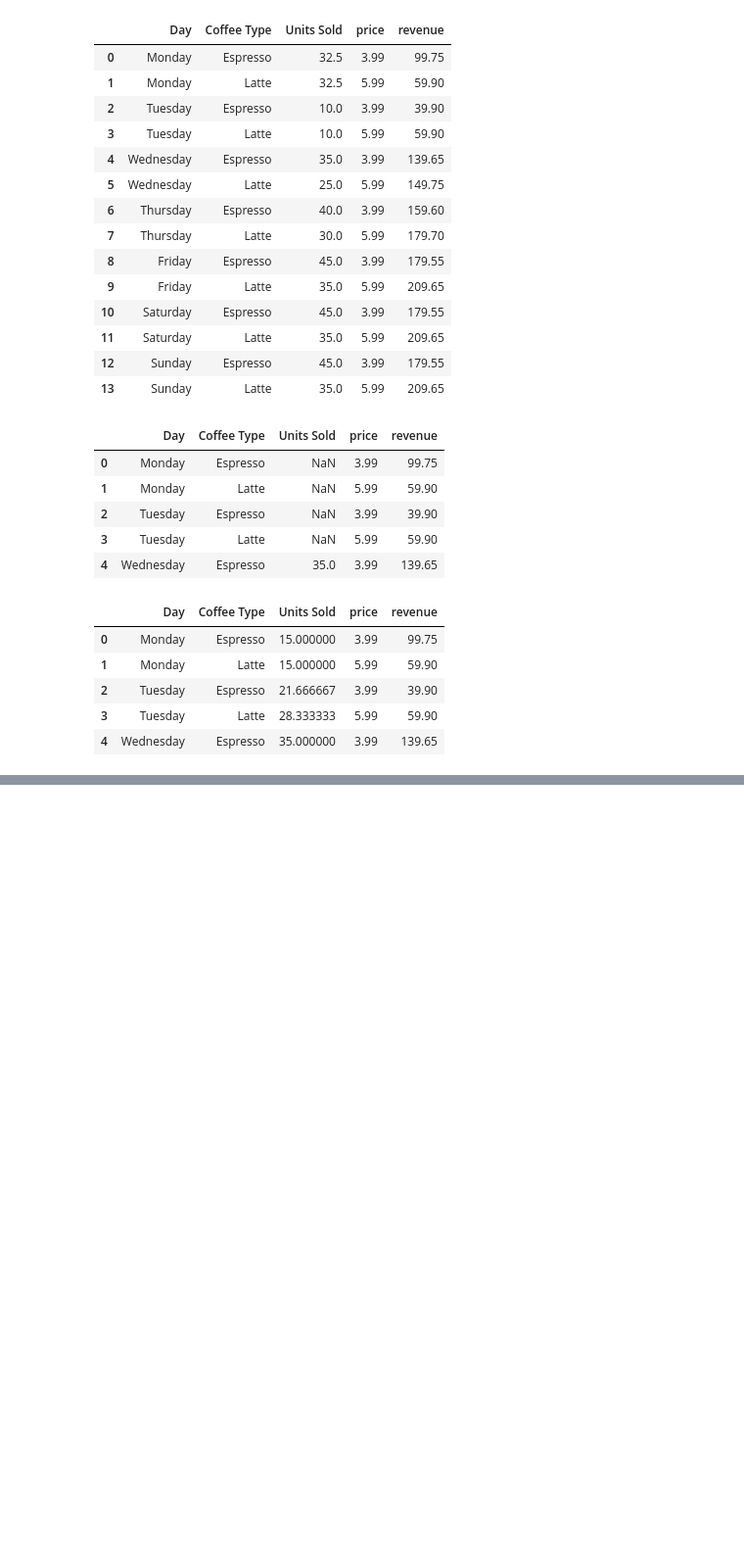
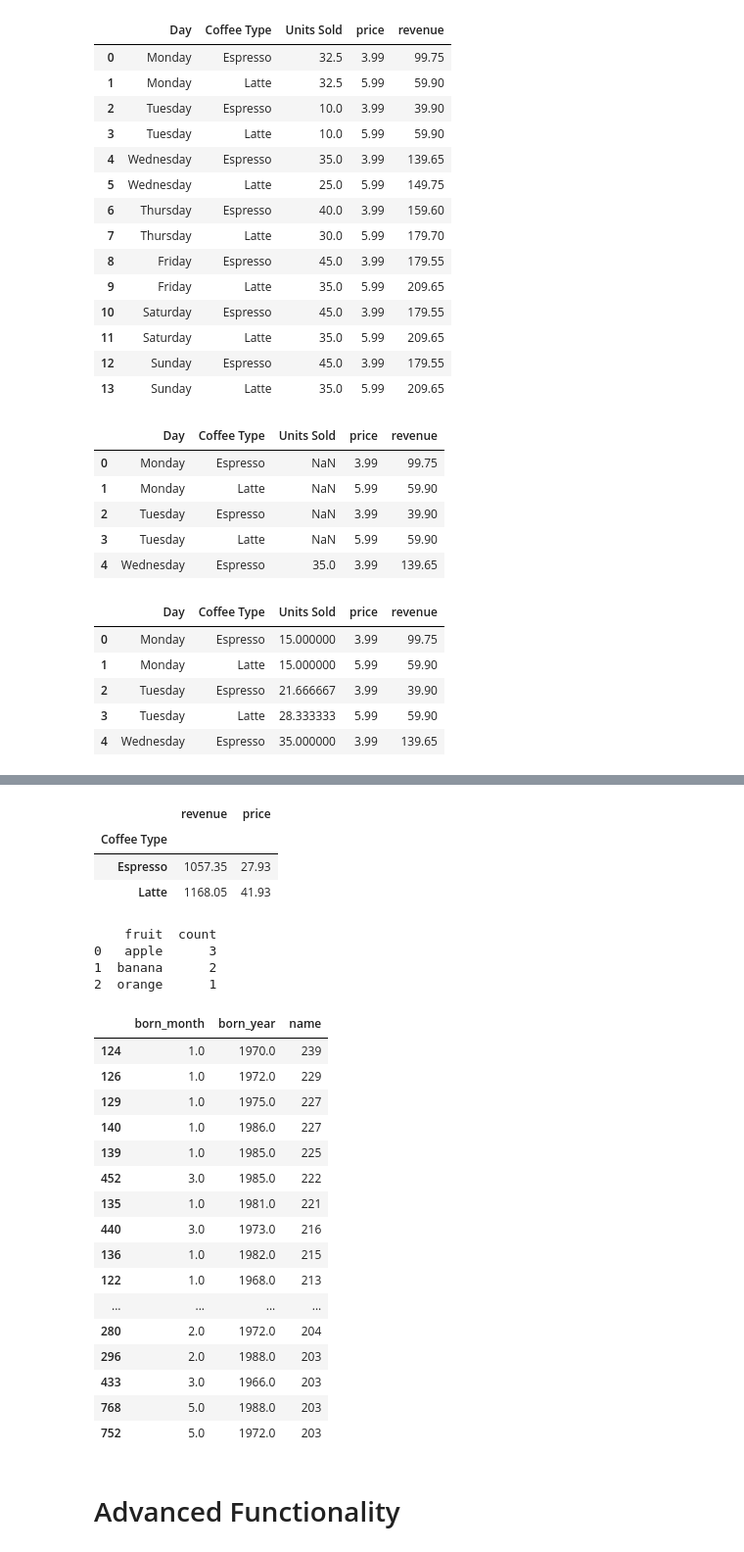
Before and after one commit to ChenniDJack/IntellipaatWorkSpace, a Jupyter notebook: LiveClass/Pandas_2025_04_12/PandasHandsOnYoutube.ipynb, the cells around one changed output, grey strips where cells are left out. Shown at 98% size. Cells and saved outputs as stored; diff of their text form; code cells hidden in the pictures; blank space fills up the shorter version.

```diff
--- a/LiveClass/Pandas_2025_04_12/PandasHandsOnYoutube.ipynb
+++ b/LiveClass/Pandas_2025_04_12/PandasHandsOnYoutube.ipynb
@@ -1215,0 +1215,46 @@ bios.groupby(bios['born_date'].dt.year).count()
+# %%
+coffee.head()
+coffee.groupby(coffee["Coffee Type"]).agg({"revenue": "sum", "price": "sum"})
+# %% [output]
+|  | revenue | price |
+| Coffee Type |  |  |
+| Espresso | 1057.35 | 27.93 |
+| Latte | 1168.05 | 41.93 |
+# %%
+data = {'fruit': ['apple', 'banana', 'apple', 'orange', 'banana', 'apple']}
+df = pd.DataFrame(data)
+
+# Without normalize
+print(df['fruit'].value_counts().reset_index())
+# %% [output]
+    fruit  count
+0   apple      3
+1  banana      2
+2  orange      1
+# %%
+bios["born_year"] = bios["born_date"].dt.year
+bios["born_month"] = bios["born_date"].dt.month
+# bios.head()
+s = bios.groupby([bios["born_month"], bios["born_year"]])["name"].count().reset_index().sort_values("name",ascending=False)
+# %%
+s.head(25)
+# %% [output]
+|  | born_month | born_year | name |
+| 124 | 1.0 | 1970.0 | 239 |
+| 126 | 1.0 | 1972.0 | 229 |
+| 129 | 1.0 | 1975.0 | 227 |
+| 140 | 1.0 | 1986.0 | 227 |
+| 139 | 1.0 | 1985.0 | 225 |
+| 452 | 3.0 | 1985.0 | 222 |
+| 135 | 1.0 | 1981.0 | 221 |
+| 440 | 3.0 | 1973.0 | 216 |
+| 136 | 1.0 | 1982.0 | 215 |
+| 122 | 1.0 | 1968.0 | 213 |
+| ... | ... | ... | ... |
+| 280 | 2.0 | 1972.0 | 204 |
+| 296 | 2.0 | 1988.0 | 203 |
+| 433 | 3.0 | 1966.0 | 203 |
+| 768 | 5.0 | 1988.0 | 203 |
+| 752 | 5.0 | 1972.0 | 203 |
+# %% [markdown]
+# Advanced Functionality
```
Also changed, not shown: parts of 46 cells of this notebook.
